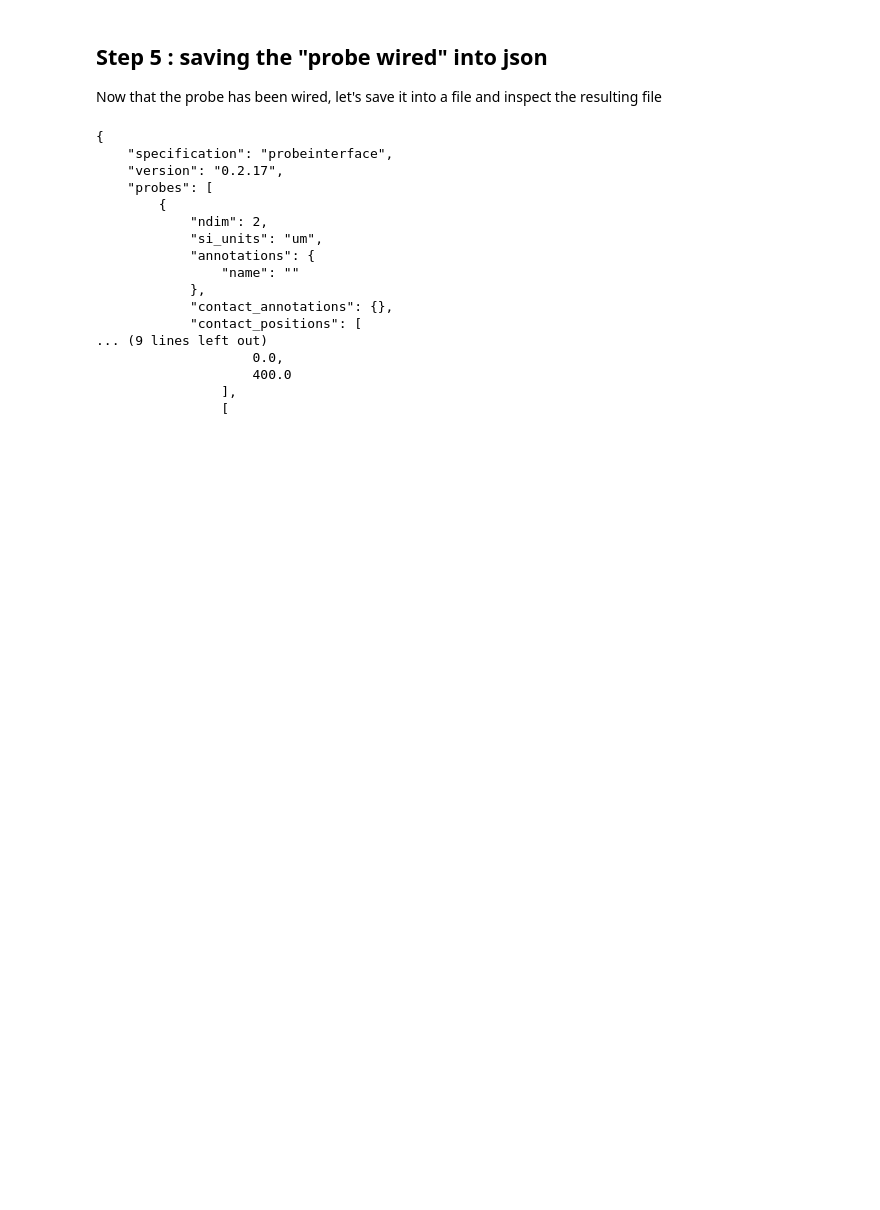
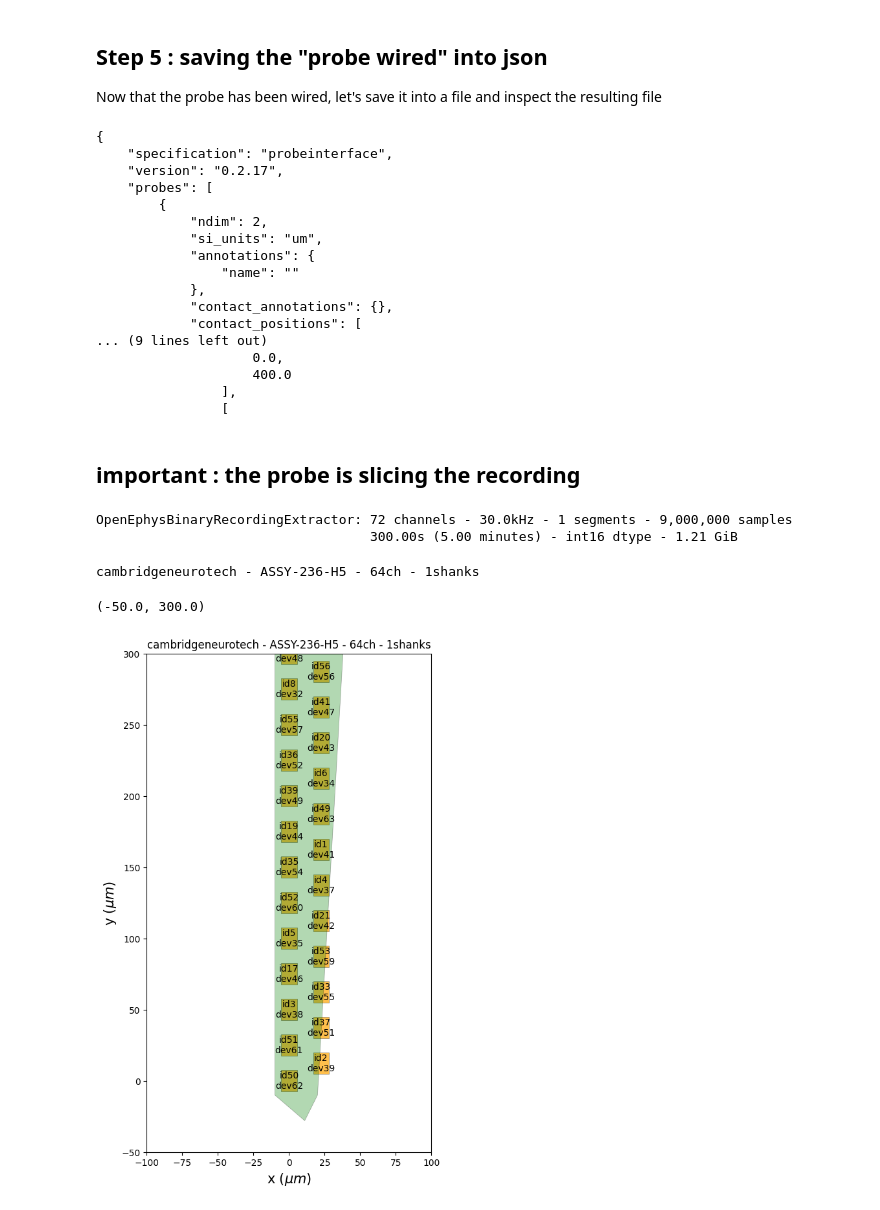
Before and after one commit to samuelgarcia/school_spike_sorting_marseille_2023, a Jupyter notebook: Practice_recording_probe/practice_probe.ipynb, the cells around one changed output. Cells and saved outputs as stored; diff of their text form; code cells hidden in the pictures; blank space fills up the shorter version.

```diff
--- a/Practice_recording_probe/practice_probe.ipynb
+++ b/Practice_recording_probe/practice_probe.ipynb
@@ -292,3 +295,5 @@ pi.write_probeinterface('A1x32-Poly2-10mm-50s-177_wired.json', probe)
                     400.0
                 ],
                 [
+# %% [markdown]
+## important : the probe is slicing the recording
@@ -294,0 +303,23 @@ pi.write_probeinterface('A1x32-Poly2-10mm-50s-177_wired.json', probe)
+# %%
+full_raw_rec = si.read_openephys(oe_folder)
+full_raw_rec
+# %% [output]
+OpenEphysBinaryRecordingExtractor: 72 channels - 30.0kHz - 1 segments - 9,000,000 samples
+                                   300.00s (5.00 minutes) - int16 dtype - 1.21 GiB
+# %%
+manufacturer = 'cambridgeneurotech'
+probe_name = 'ASSY-236-H5'
+
+probe = pi.get_probe(manufacturer, probe_name)
+probe.wiring_to_device('cambridgeneurotech_mini-amp-64')
+print(probe)
+# %% [output]
+cambridgeneurotech - ASSY-236-H5 - 64ch - 1shanks
+# %%
+fig, ax = plt.subplots(figsize=(14, 10))
+plot_probe(probe, ax=ax, with_contact_id=True, with_device_index=True,)
+ax.set_xlim(-100, 100)
+ax.set_ylim(-50, 300)
+# %% [output]
+(-50.0, 300.0)
+[figure, added]
```
Also changed, not shown: parts of 8 cells of this notebook, 1 other file.
